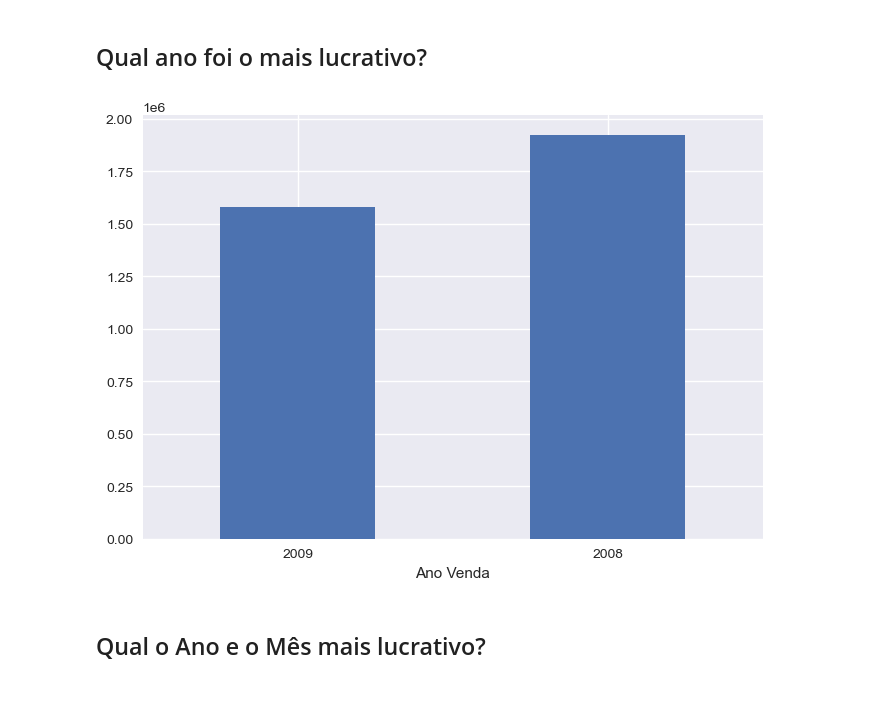
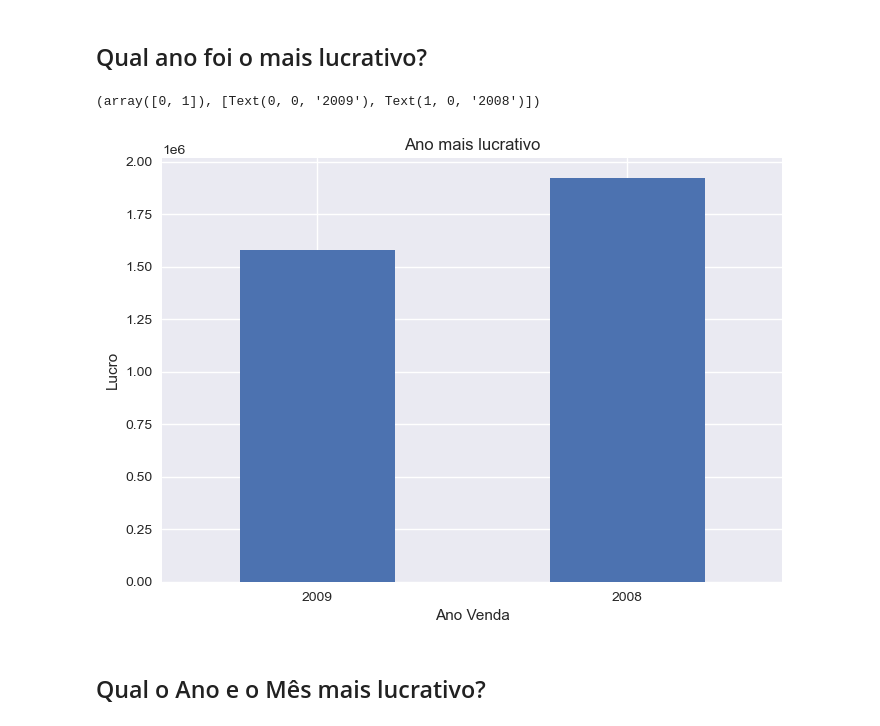
Before and after one commit to idarlenearaujo/portfolio, a Jupyter notebook: Analise_Dados_Python_Pandas/analiseExploratoria.ipynb, the cells around one changed output. Saved outputs shown, nothing was run; the diff lists cells and outputs as text; code cells hidden in the pictures; blank space fills up the shorter version.

```diff
--- a/Analise_Dados_Python_Pandas/analiseExploratoria.ipynb
+++ b/Analise_Dados_Python_Pandas/analiseExploratoria.ipynb
@@ -131,10 +131,12 @@ df.sample(5)
 ## Qual ano foi o mais lucrativo?
 # %%
 # Lucro anual 2008 / 2009
-df.groupby('Ano Venda')['Lucro'].sum().sort_values().plot.bar()
-plt.xticks(rotation='horizontal');
+df.groupby('Ano Venda')['Lucro'].sum().sort_values().plot.bar(title = 'Ano mais lucrativo')
+plt.ylabel('Lucro')
+plt.xticks(rotation='horizontal')
 # %% [output]
+(array([0, 1]), [Text(0, 0, '2009'), Text(1, 0, '2008')])
-[figure, old version]
+[figure, new version]
 # %% [markdown]
 ## Qual o Ano e o Mês mais lucrativo?
 # %%
```
Also changed, not shown: parts of 32 cells of this notebook.
